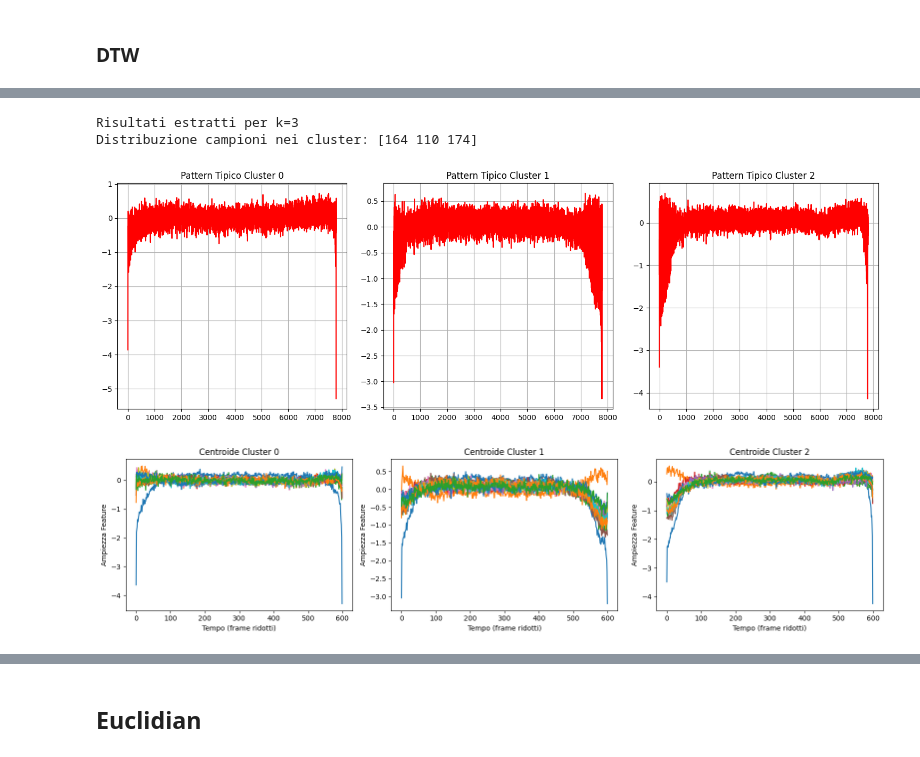
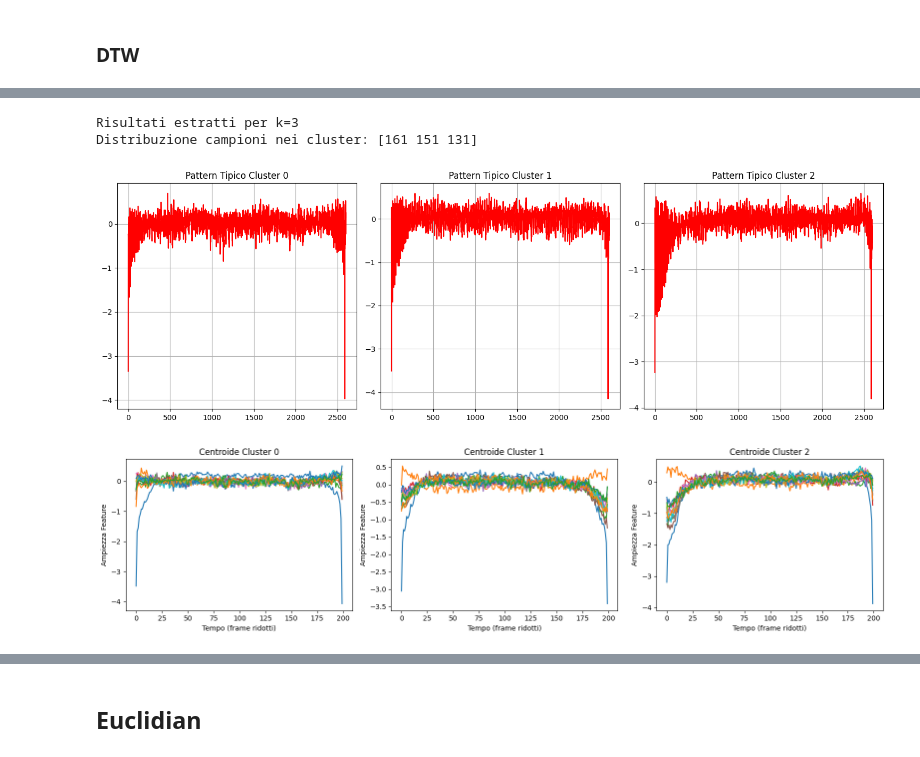
Before and after one commit to Syreel/DataMining, a Jupyter notebook: time_series_analysis.ipynb, the cells around one changed output, grey strips where cells are left out. Saved outputs shown, nothing was run; the diff lists cells and outputs as text; code cells hidden in the pictures.

```diff
--- a/time_series_analysis.ipynb
+++ b/time_series_analysis.ipynb
@@ -489,7 +491,7 @@ for k in k_values:
         n_jobs=-1 # Usa tutti i core della CPU
     )
 
-    labels = km.fit_predict(X_clustering_scaled)
+    labels = km.fit_predict(X_clustering_scaled_resampled)
     duration = time.time() - start_time
 
     # L'Inertia è già calcolata dal modello alla fine di fit_predict
@@ -515,45 +520,45 @@ k=4 | Inertia: 7388.03 | Tempo: 297.2s
 # %%
 # Scegli il k basandoti sul grafico del gomito
-k_scelto = 3
+k_scelto_dtw = 3
 
 # Recuperiamo le etichette salvate senza ricalcolare nulla
-cl_dtw = models[k_scelto]
+cl_dtw = models[k_scelto_dtw]
 
-print(f"Risultati estratti per k={k_scelto}")
+print(f"Risultati estratti per k={k_scelto_dtw}")
 print(f"Distribuzione campioni nei cluster: {np.bincount(cl_dtw)}")
 # %% [output]
 Risultati estratti per k=3
-Distribuzione campioni nei cluster: [164 110 174]
+Distribuzione campioni nei cluster: [161 151 131]
 # %%
 import matplotlib.pyplot as plt
 
 # Recuperiamo il modello KMeans specifico per il k scelto
 # Nota: dovremmo aver salvato l'oggetto modello nel loop precedente
 # Aggiorna il loop precedente aggiungendo: models_obj[k] = km
 
 plt.figure(figsize=(15, 5))
-for i in range(k_scelto):
-    plt.subplot(1, k_scelto, i + 1)
+for i in range(k_scelto_dtw):
+    plt.subplot(1, k_scelto_dtw, i + 1)
     # Prendiamo il centroide (il "pattern tipo") del cluster i
     # km_dtw_final deve essere il modello fittato con k_scelto
     centroid = km.cluster_centers_[i]
     plt.plot(centroid.ravel(), "r-")
     plt.title(f"Pattern Tipico Cluster {i}")
     plt.grid(True)
 
 plt.tight_layout()
 plt.show()
 # %% [output]
-[figure, old version]
+[figure, new version]
 # %%
 import matplotlib.pyplot as plt
 
 plt.figure(figsize=(16, 4))
-for i in range(k_scelto):
-    plt.subplot(1, k_scelto, i + 1)
+for i in range(k_scelto_dtw):
+    plt.subplot(1, k_scelto_dtw, i + 1)
 
     # Estraiamo i dati del cluster i (usando X_fast che è quello del clustering)
-    cluster_data = X_clustering_scaled[cl_dtw == i]
+    cluster_data = X_clustering_scaled_resampled[cl_dtw == i]
 
     # Calcoliamo il centroide medio per questo cluster
     centroid = cluster_data.mean(axis=0)
@@ -566,7 +571,7 @@ for i in range(k_scelto):
 plt.tight_layout()
 plt.show()
 # %% [output]
-[figure, old version]
+[figure, new version]
 # %%
 import matplotlib.pyplot as plt
 
```
Also changed, not shown: parts of 56 cells of this notebook.
